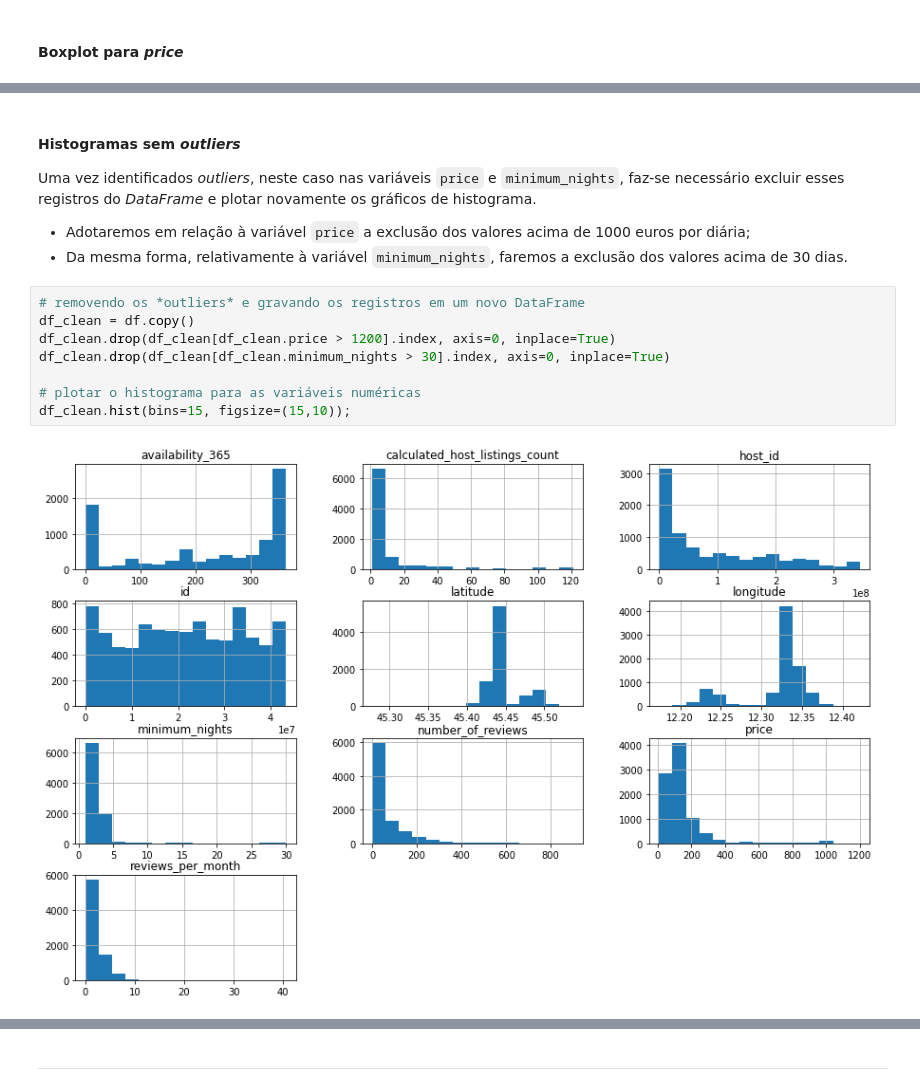
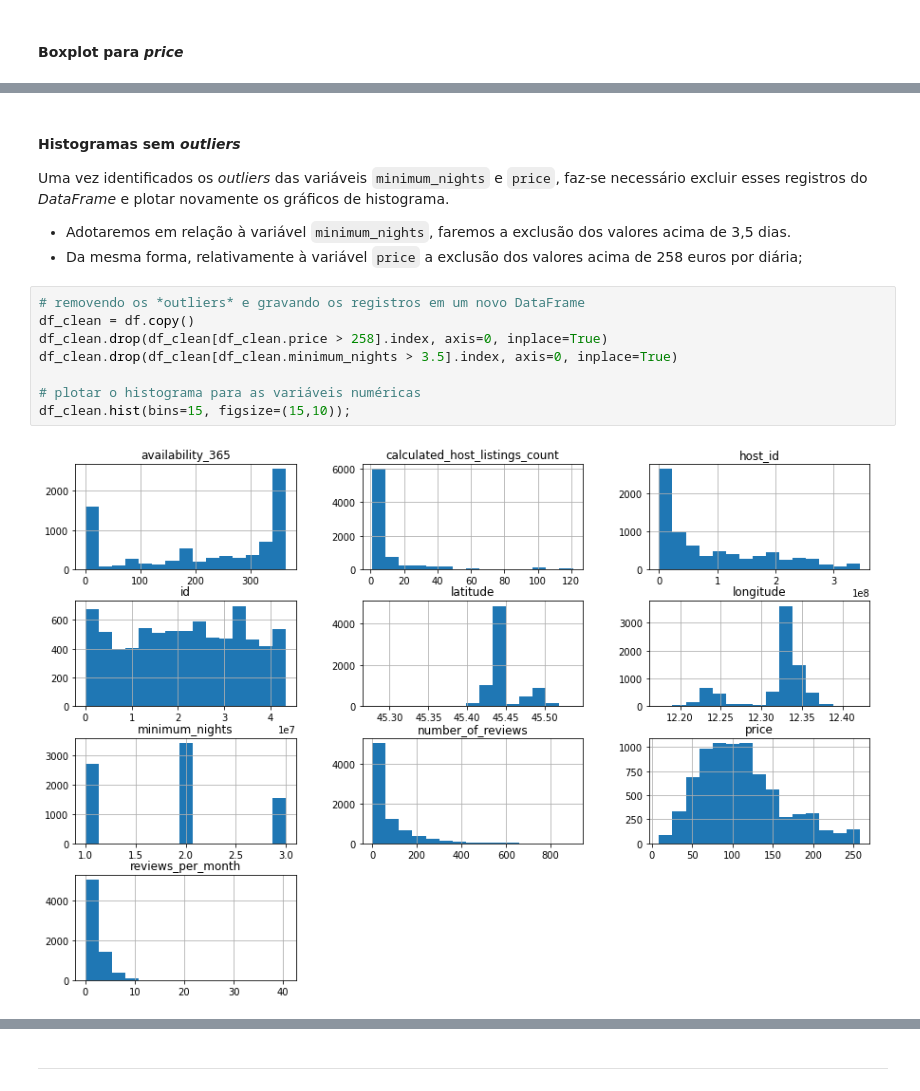
Before and after one commit to leandroguarato/data_science, a Jupyter notebook: Analisando_os_Dados_do_Airbnb.ipynb, the cells around one changed output, grey strips where cells are left out. Saved outputs shown, nothing was run; the diff lists cells and outputs as text.

```diff
--- a/Analisando_os_Dados_do_Airbnb.ipynb
+++ b/Analisando_os_Dados_do_Airbnb.ipynb
@@ -217,16 +237,16 @@ price: Valores acima de 1200
 # %% [markdown]
 #### Histogramas sem *outliers*
 
-Uma vez identificados *outliers*, neste caso nas variáveis `price` e `minimum_nights`, faz-se necessário excluir esses registros do *DataFrame* e plotar novamente os gráficos de histograma.
-* Adotaremos em relação à variável `price` a exclusão dos valores acima de 1000 euros por diária;
-* Da mesma forma, relativamente à variável `minimum_nights`, faremos a exclusão dos valores acima de 30 dias.
+Uma vez identificados os *outliers* das variáveis `minimum_nights` e `price`, faz-se necessário excluir esses registros do *DataFrame* e plotar novamente os gráficos de histograma.
+* Adotaremos em relação à variável `minimum_nights`, faremos a exclusão dos valores acima de 3,5 dias.
+* Da mesma forma, relativamente à variável `price` a exclusão dos valores acima de 258 euros por diária;
 # %%
 # removendo os *outliers* e gravando os registros em um novo DataFrame
 df_clean = df.copy()
-df_clean.drop(df_clean[df_clean.price > 1200].index, axis=0, inplace=True)
-df_clean.drop(df_clean[df_clean.minimum_nights > 30].index, axis=0, inplace=True)
+df_clean.drop(df_clean[df_clean.price > 258].index, axis=0, inplace=True)
+df_clean.drop(df_clean[df_clean.minimum_nights > 3.5].index, axis=0, inplace=True)
 
 # plotar o histograma para as variáveis numéricas
 df_clean.hist(bins=15, figsize=(15,10));
 # %% [output]
-[figure, old version]
+[figure, new version]
```
Also changed, not shown: parts of 25 cells of this notebook.
